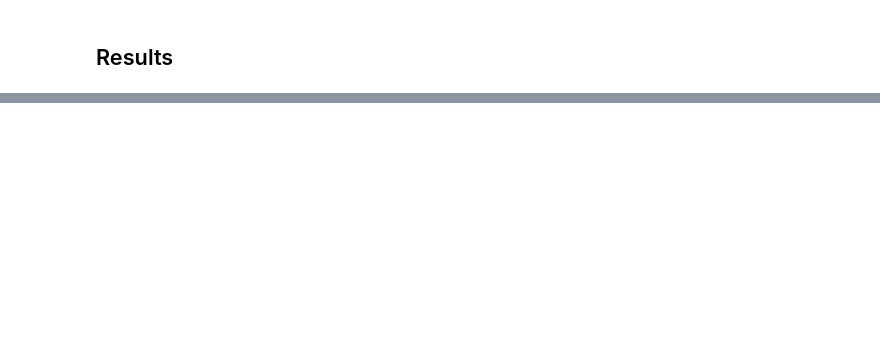
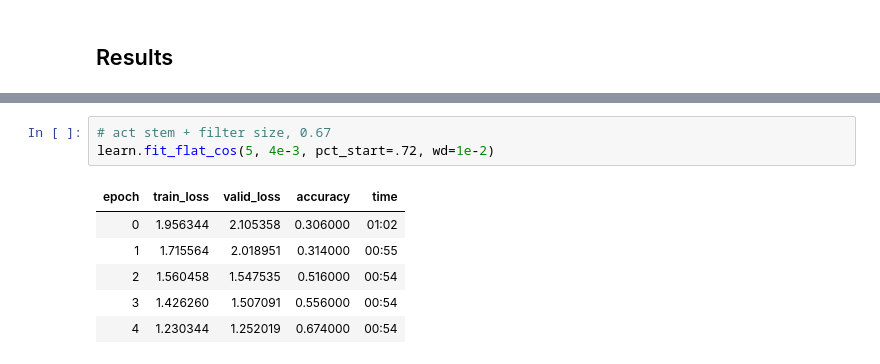
Before and after one commit to lgvaz/projects, a Jupyter notebook: vision/imagenette/imagewoof.ipynb, the cells around one changed output, grey strips where cells are left out. Drawn from its saved outputs; the diff is of its cells as text; blank space fills up the shorter version.

```diff
--- a/vision/imagenette/imagewoof.ipynb
+++ b/vision/imagenette/imagewoof.ipynb
@@ -44,0 +146,10 @@ learn = Learner(dbunch, m, LabelSmoothingCrossEntropy(), metrics=[accuracy], opt
+# %%
+# act stem + filter size, 0.67
+learn.fit_flat_cos(5, 4e-3, pct_start=.72, wd=1e-2)
+# %% [output]
+| epoch | train_loss | valid_loss | accuracy | time |
+| 0 | 1.956344 | 2.105358 | 0.306000 | 01:02 |
+| 1 | 1.715564 | 2.018951 | 0.314000 | 00:55 |
+| 2 | 1.560458 | 1.547535 | 0.516000 | 00:54 |
+| 3 | 1.426260 | 1.507091 | 0.556000 | 00:54 |
+| 4 | 1.230344 | 1.252019 | 0.674000 | 00:54 |
```
Also changed, not shown: parts of 14 cells of this notebook.
